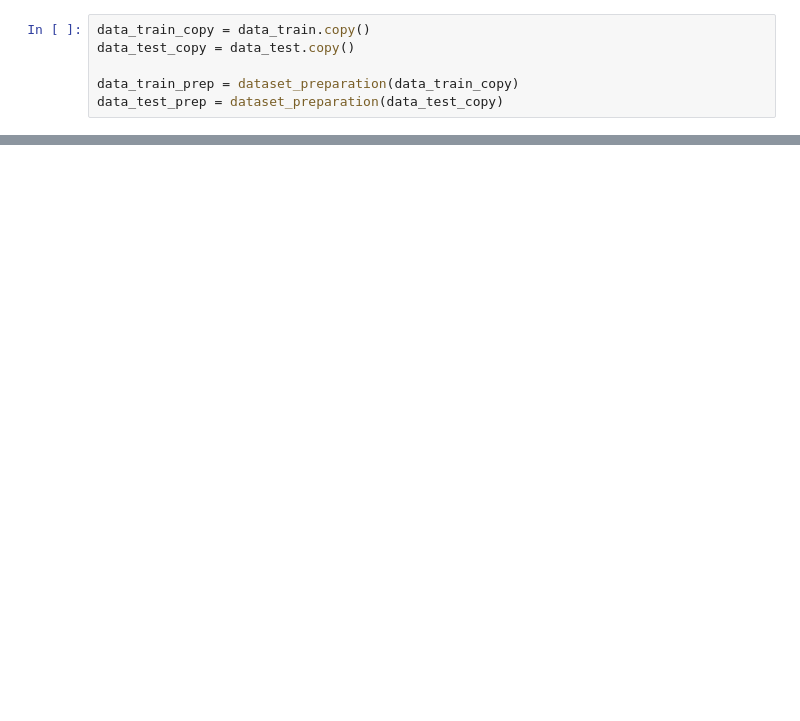
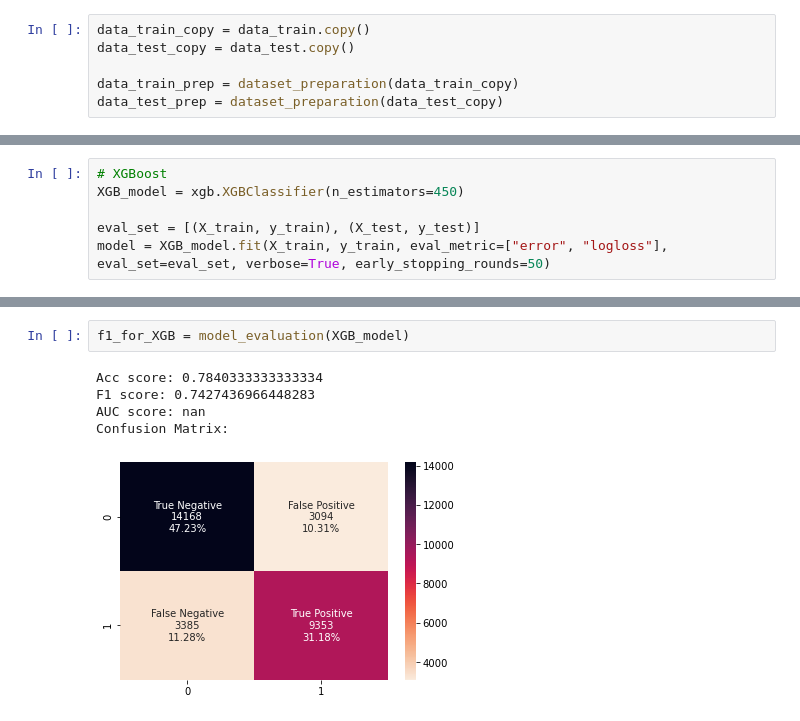
Before and after one commit to DJcarlo23/Data-Science, a Jupyter notebook: ML/Classification/Titanic/Tabular Playground April/Titanic Tabular Playground.ipynb, the cells around one changed output, grey strips where cells are left out. Drawn from its saved outputs; the diff is of its cells as text; blank space fills up the shorter version.

```diff
--- a/ML/Classification/Titanic/Tabular Playground April/Titanic Tabular Playground.ipynb
+++ b/ML/Classification/Titanic/Tabular Playground April/Titanic Tabular Playground.ipynb
@@ -251,0 +435,6 @@ f1_for_LGBM = model_evaluation(LGBM_model)
+# %%
+# XGBoost
+XGB_model = xgb.XGBClassifier(n_estimators=450)
+
+eval_set = [(X_train, y_train), (X_test, y_test)]
+model = XGB_model.fit(X_train, y_train, eval_metric=["error", "logloss"], eval_set=eval_set, verbose=True, early_stopping_rounds=50)
@@ -251,0 +459,8 @@ f1_for_LGBM = model_evaluation(LGBM_model)
+# %%
+f1_for_XGB = model_evaluation(XGB_model)
+# %% [output]
+Acc score: 0.7840333333333334
+F1 score: 0.7427436966448283
+AUC score: nan
+Confusion Matrix:
+[figure, added]
```
Also changed, not shown: parts of 27 cells of this notebook, 1 other file.
